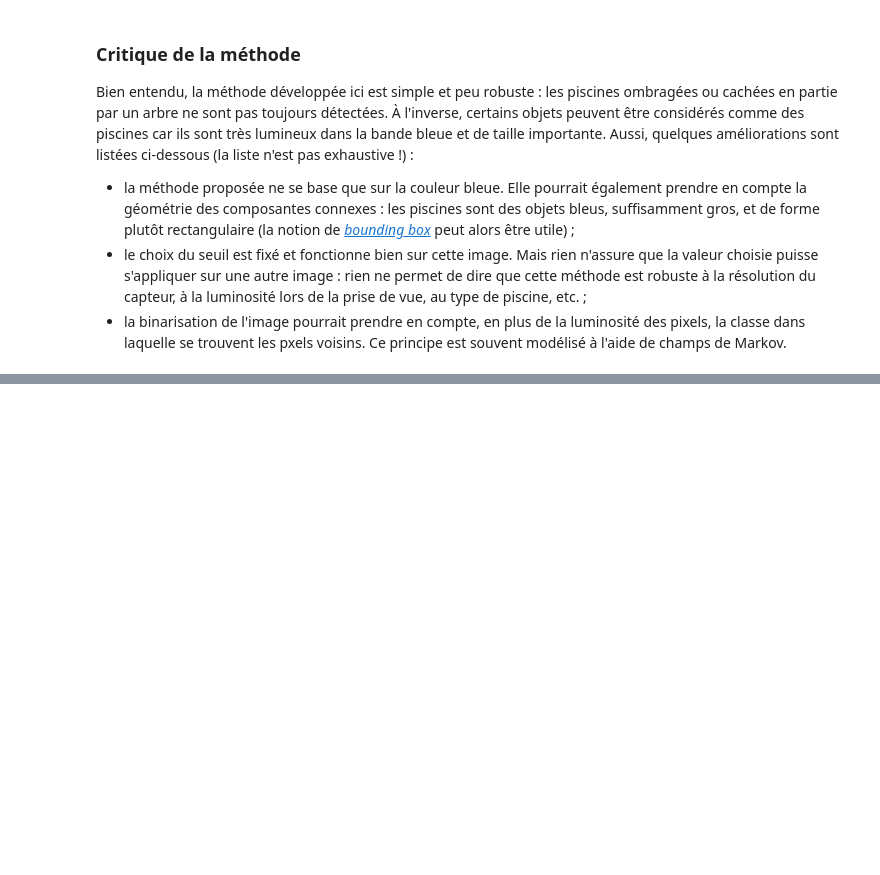
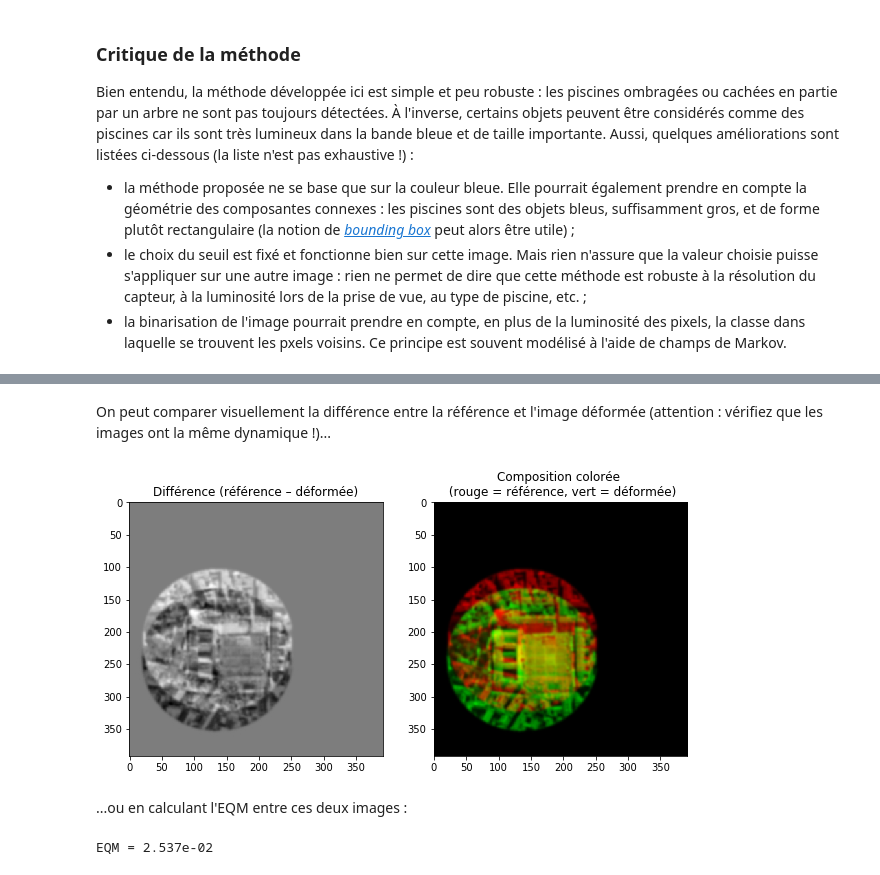
Before and after one commit to vincmazet/ftip, a Jupyter notebook: _sources/labs/tp3-code.ipynb, the cells around one changed output, grey strips where cells are left out. Drawn from its saved outputs; the diff is of its cells as text; code cells hidden in the pictures; blank space fills up the shorter version.

```diff
--- a/_sources/labs/tp3-code.ipynb
+++ b/_sources/labs/tp3-code.ipynb
@@ -199,0 +276,28 @@ Bien entendu, la méthode développée ici est simple et peu robuste : les pisci
+# %% [markdown]
+On peut comparer visuellement la différence entre la référence et l'image déformée (attention : vérifiez que les images ont la même dynamique !)...
+# %%
+# EQM
+eqm = np.linalg.norm(f-h)**2/(M*N)
+
+# Composition colorée
+c = np.zeros((M, N, 3))
+c[:,:,0] = f
+c[:,:,1] = h
+
+# Affichage
+plt.figure(figsize=(10,5))
+plt.subplot(1,2,1)
+plt.imshow(f-h, "gray")
+plt.title("Différence (référence – déformée)")
+plt.subplot(1,2,2)
+plt.imshow(c)
+plt.title("Composition colorée \n (rouge = référence, vert = déformée)")
+plt.show()
+# %% [output]
+[figure, added]
+# %% [markdown]
+...ou en calculant l'EQM entre ces deux images :
+# %%
+print(f"EQM = {eqm:.3e}")
+# %% [output]
+EQM = 2.537e-02
```
Also changed, not shown: parts of 13 cells of this notebook, 1 other file.
